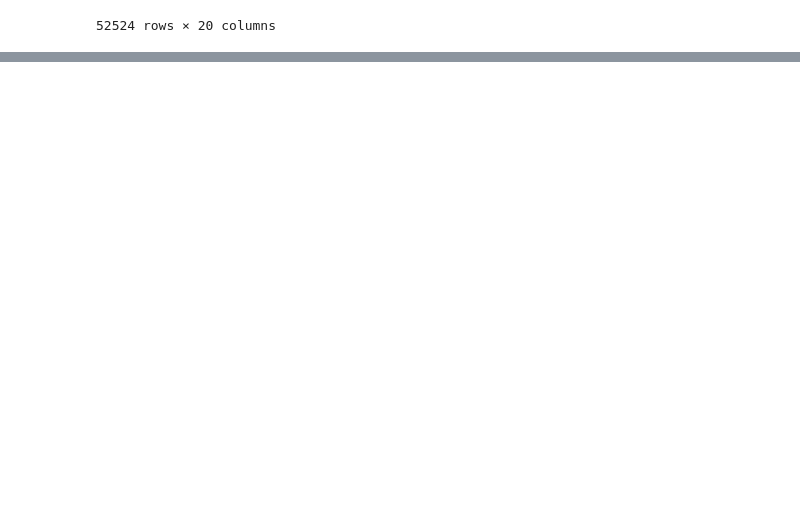
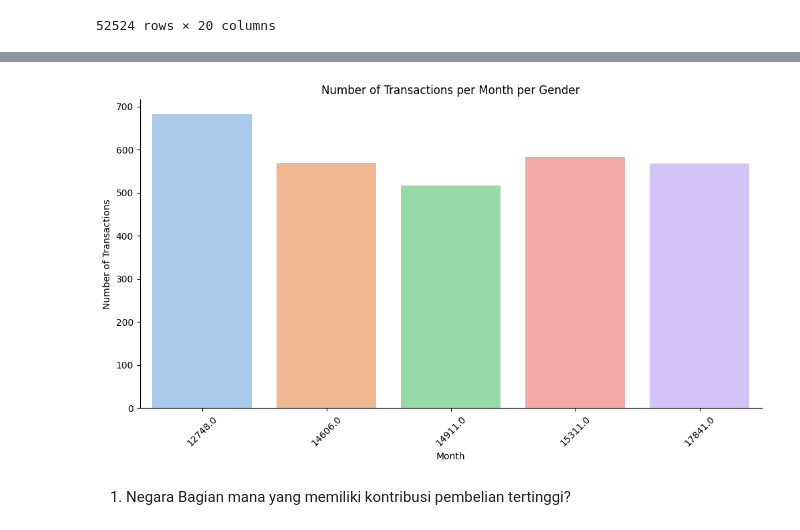
Before and after one commit to SamuelEl09/RFM_Analysis, a Jupyter notebook: Notebook/data_exploration.ipynb, the cells around one changed output, grey strips where cells are left out. Saved outputs shown, nothing was run; the diff lists cells and outputs as text; code cells hidden in the pictures; blank space fills up the shorter version.

```diff
--- a/Notebook/data_exploration.ipynb
+++ b/Notebook/data_exploration.ipynb
@@ -323,0 +381,5 @@ df
+# %%
+customer = merged_df['CustomerID'].value_counts().head(5)
+customer =pd.DataFrame(customer).reset_index()
+
+customer
@@ -323,0 +393,22 @@ df
+# %%
+# Set figure size
+plt.figure(figsize=(12, 6))
+
+# Create the bar chart, grouping by 'TransactionMonth' and 'Gender'
+sns.barplot(data=customer, x='CustomerID', y='count', palette='pastel')
+
+# Customize the plot
+plt.title('Number of Transactions per Month per Gender')
+plt.xlabel('Month')
+plt.ylabel('Number of Transactions')
+plt.xticks(rotation=45)  # Rotate x-axis labels for better readability
+
+# Remove the top and right spines
+sns.despine()
+
+# Show the plot
+plt.show()
+# %% [output]
+[figure, added]
+# %% [markdown]
+1. Negara Bagian mana yang memiliki kontribusi pembelian tertinggi?
```
Also changed, not shown: parts of 11 cells of this notebook.
